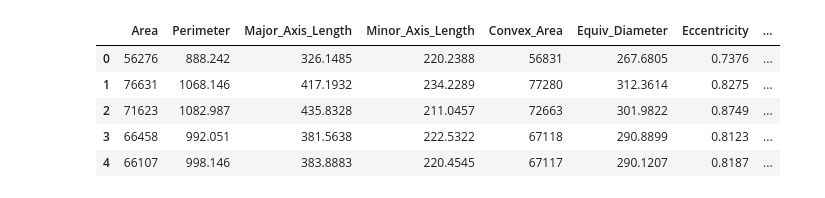
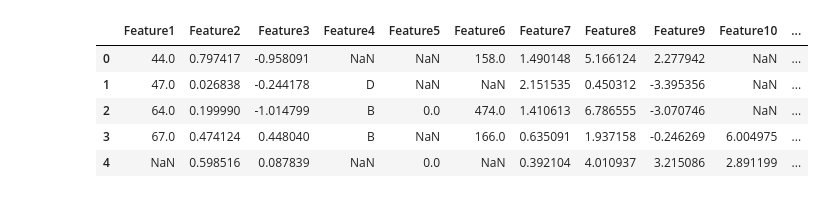
Before and after one commit to MatthewPronyshyn/STA365, a Jupyter notebook: Homework3.ipynb, the cells around one changed output. Drawn from its saved outputs; the diff is of its cells as text; code cells hidden in the pictures.

```diff
--- a/Homework3.ipynb
+++ b/Homework3.ipynb
@@ -9,11 +11,11 @@ WARNING (pytensor.tensor.blas): Using NumPy C-API based implementation for BLAS
 # %%
 # Read the pumpkin seed data from the CSV file
-df = pd.read_excel("Pumpkin_Seeds_Dataset.xlsx")
+df = pd.read_csv("hw3_data.csv")
 df.head()
 # %% [output]
-|  | Area | Perimeter | Major_Axis_Length | Minor_Axis_Length | Convex_Area | Equiv_Diameter | Eccentricity | ... |
-| 0 | 56276 | 888.242 | 326.1485 | 220.2388 | 56831 | 267.6805 | 0.7376 | ... |
-| 1 | 76631 | 1068.146 | 417.1932 | 234.2289 | 77280 | 312.3614 | 0.8275 | ... |
-| 2 | 71623 | 1082.987 | 435.8328 | 211.0457 | 72663 | 301.9822 | 0.8749 | ... |
-| 3 | 66458 | 992.051 | 381.5638 | 222.5322 | 67118 | 290.8899 | 0.8123 | ... |
-| 4 | 66107 | 998.146 | 383.8883 | 220.4545 | 67117 | 290.1207 | 0.8187 | ... |
+|  | Feature1 | Feature2 | Feature3 | Feature4 | Feature5 | Feature6 | Feature7 | Feature8 | Feature9 | Feature10 | ... |
+| 0 | 44.0 | 0.797417 | -0.958091 | NaN | NaN | 158.0 | 1.490148 | 5.166124 | 2.277942 | NaN | ... |
+| 1 | 47.0 | 0.026838 | -0.244178 | D | NaN | NaN | 2.151535 | 0.450312 | -3.395356 | NaN | ... |
+| 2 | 64.0 | 0.199990 | -1.014799 | B | 0.0 | 474.0 | 1.410613 | 6.786555 | -3.070746 | NaN | ... |
+| 3 | 67.0 | 0.474124 | 0.448040 | B | NaN | 166.0 | 0.635091 | 1.937158 | -0.246269 | 6.004975 | ... |
+| 4 | NaN | 0.598516 | 0.087839 | NaN | 0.0 | NaN | 0.392104 | 4.010937 | 3.215086 | 2.891199 | ... |
```
Also changed, not shown: parts of 19 cells of this notebook.
